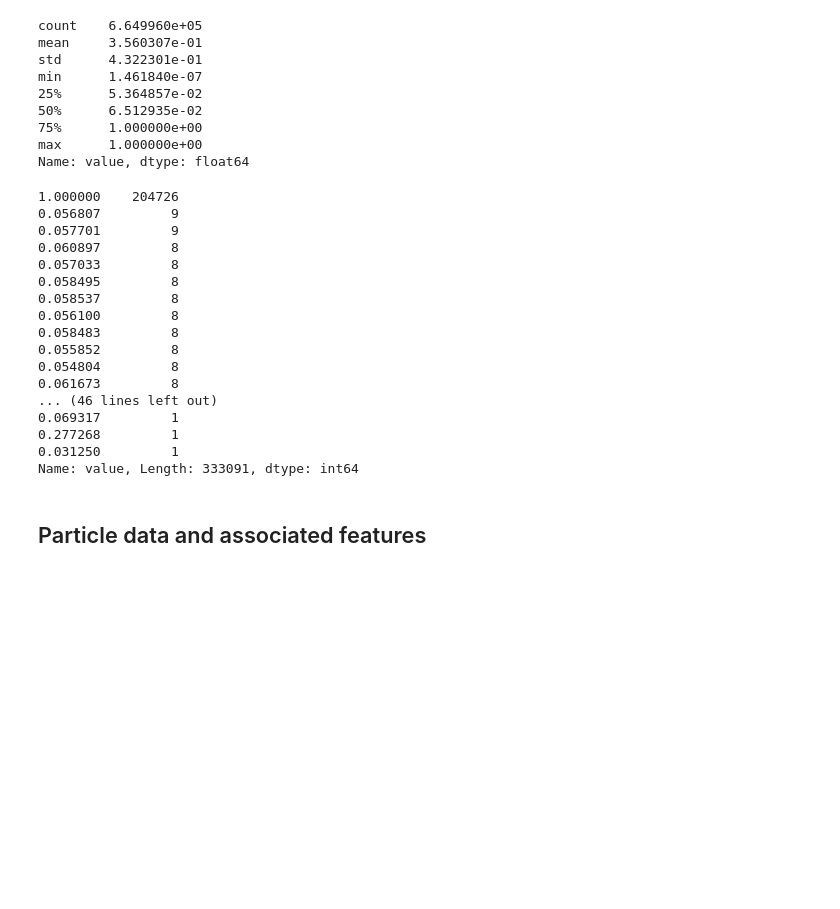
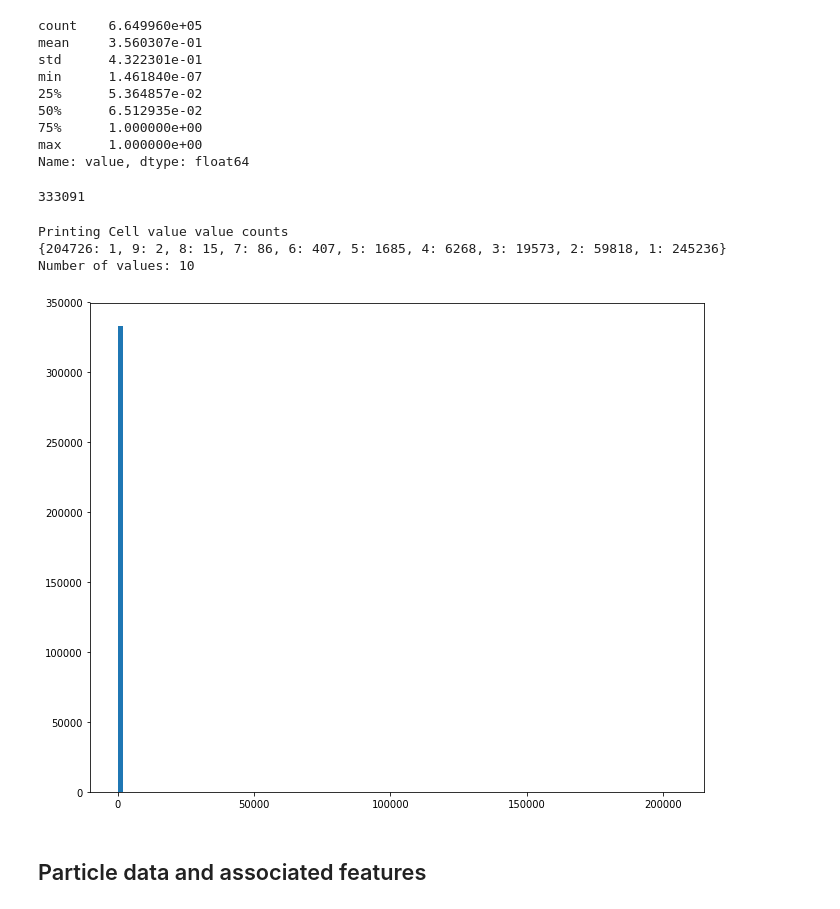
Before and after one commit to Doncurt/TrackML-Challege, a Jupyter notebook: Descriptive Statistics and EDA.ipynb, the cells around one changed output. Saved outputs shown, nothing was run; the diff lists cells and outputs as text; code cells hidden in the pictures; blank space fills up the shorter version.

Commit message:
add histograms to descriptive stats

```diff
--- a/Descriptive Statistics and EDA.ipynb
+++ b/Descriptive Statistics and EDA.ipynb
@@ -7,2 +11,13 @@ import scipy
 # %%
 from trackml.dataset import load_event
+# %%
+def matplot_hist(df, title, bins=100):
+    display(len(df))
+    print("Printing {}".format(title))
+    ctrdict = dict(Counter(df))
+    print(ctrdict)
+    print("Number of values: {}".format(len(ctrdict)))
+    labels, values = ctrdict.keys(), ctrdict.values()
+    fig, ax = plot.subplots(figsize=(11, 9))
+    ax.hist(list(df), bins)
+    plot.show()
@@ -15,5 +37,5 @@ test/                         visualizations.ipynb
 # %%
-hits, cells, particles, truth =load_event('/Users/donovanadams/Desktop/GitHub/trackml/train_100_events/event000001000')
+hits, cells, particles, truth =load_event('train_100_events/event000001000')
 # %% [markdown]
 ### Hit data and associated features
 # %%
@@ -181,26 +173,15 @@ min      1.461840e-07
 75%      1.000000e+00
 max      1.000000e+00
 Name: value, dtype: float64
-# %%
-cells['value'].value_counts()
-# %% [output]
-1.000000    204726
-0.056807         9
-0.057701         9
-0.060897         8
-0.057033         8
-0.058495         8
-0.058537         8
-0.056100         8
-0.058483         8
-0.055852         8
-0.054804         8
-0.061673         8
-... (46 lines left out)
-0.069317         1
-0.277268         1
-0.031250         1
-Name: value, Length: 333091, dtype: int64
+# %%
+#Too large for plotly
+matplot_hist(cells['value'].value_counts(), "Cell value value counts",100)
+# %% [output]
+333091
+Printing Cell value value counts
+{204726: 1, 9: 2, 8: 15, 7: 86, 6: 407, 5: 1685, 4: 6268, 3: 19573, 2: 59818, 1: 245236}
+Number of values: 10
+[figure, added]
 # %% [markdown]
 ## Particle data and associated features
 # %%
```
Also changed, not shown: parts of 10 cells of this notebook, 2 other files.
